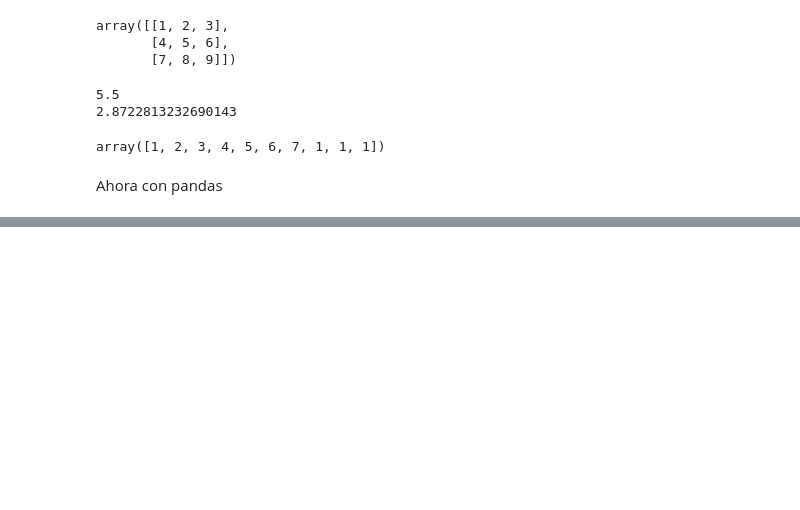
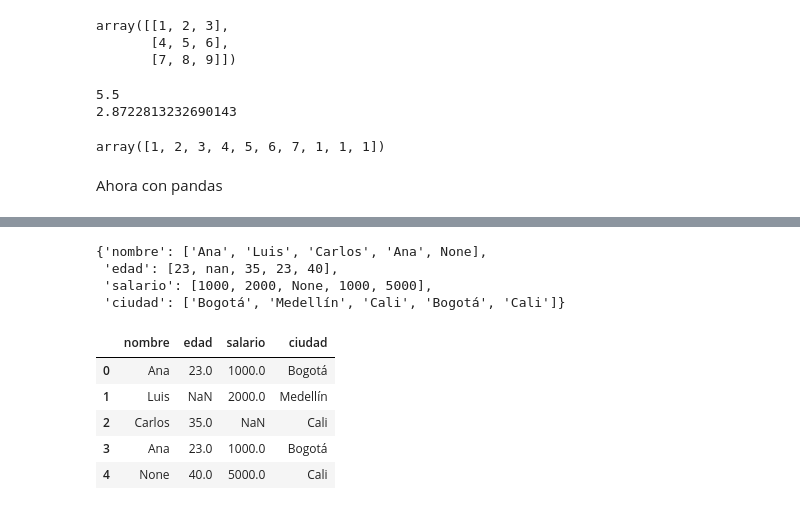
Before and after one commit to santiagovillamizarjaimes-collab/Primer-corte, a Jupyter notebook: módulos.ipynb, the cells around one changed output, grey strips where cells are left out. Saved outputs shown, nothing was run; the diff lists cells and outputs as text; code cells hidden in the pictures; blank space fills up the shorter version.

```diff
--- a/módulos.ipynb
+++ b/módulos.ipynb
@@ -174,0 +279,23 @@ Ahora con pandas
+# %%
+data = {
+    'nombre': ['Ana', 'Luis', 'Carlos', 'Ana', None],
+    'edad': [23, np.nan, 35, 23, 40],
+    'salario': [1000, 2000, None, 1000, 5000],
+    'ciudad': ['Bogotá', 'Medellín', 'Cali', 'Bogotá', 'Cali']
+}
+data
+# %% [output]
+{'nombre': ['Ana', 'Luis', 'Carlos', 'Ana', None],
+ 'edad': [23, nan, 35, 23, 40],
+ 'salario': [1000, 2000, None, 1000, 5000],
+ 'ciudad': ['Bogotá', 'Medellín', 'Cali', 'Bogotá', 'Cali']}
+# %%
+data1 = pd.DataFrame(data)
+data1
+# %% [output]
+|  | nombre | edad | salario | ciudad |
+| 0 | Ana | 23.0 | 1000.0 | Bogotá |
+| 1 | Luis | NaN | 2000.0 | Medellín |
+| 2 | Carlos | 35.0 | NaN | Cali |
+| 3 | Ana | 23.0 | 1000.0 | Bogotá |
+| 4 | None | 40.0 | 5000.0 | Cali |
```
Also changed, not shown: parts of 23 cells of this notebook.
